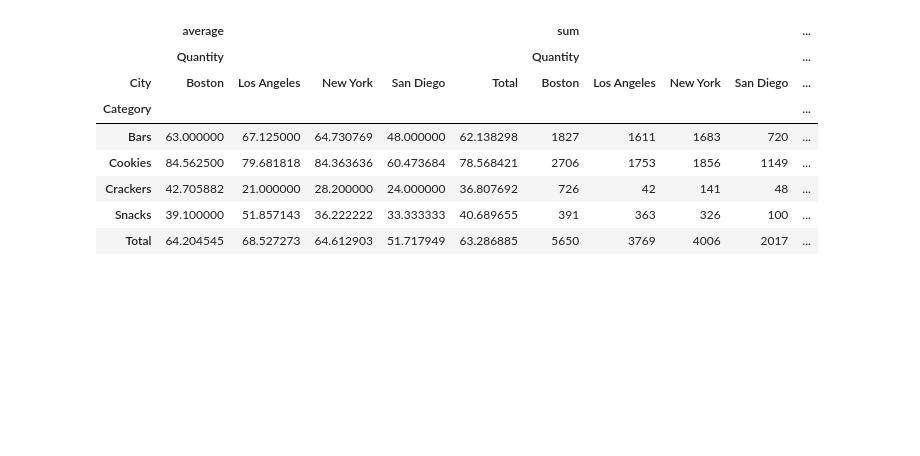
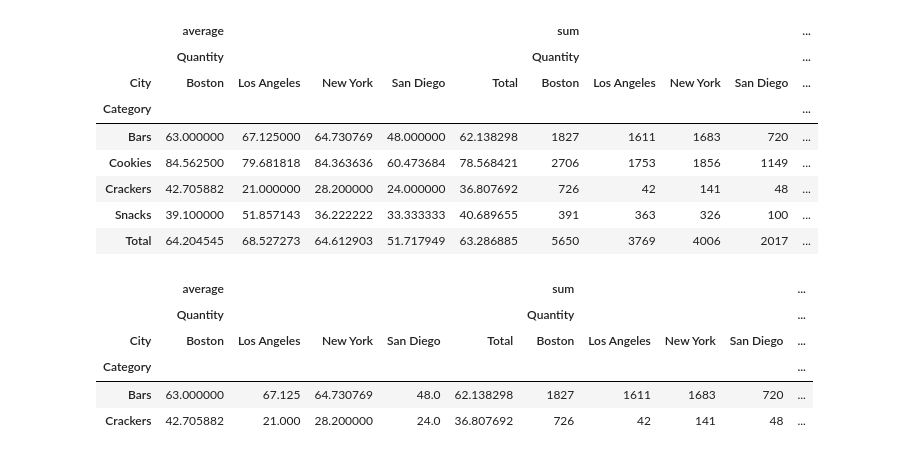
Before and after one commit to sledhead/python_core_test, a Jupyter notebook: excel_test.ipynb, the cells around one changed output. Saved outputs shown, nothing was run; the diff lists cells and outputs as text; code cells hidden in the pictures; blank space fills up the shorter version.

Commit message:
pandas pivot table query

```diff
--- a/excel_test.ipynb
+++ b/excel_test.ipynb
@@ -236,3 +236,15 @@ df.pivot_table(index=['Category'],columns='City',values=['Quantity'], aggfunc=[n
 | Crackers | 42.705882 | 21.000000 | 28.200000 | 24.000000 | 36.807692 | 726 | 42 | 141 | 48 | ... |
 | Snacks | 39.100000 | 51.857143 | 36.222222 | 33.333333 | 40.689655 | 391 | 363 | 326 | 100 | ... |
 | Total | 64.204545 | 68.527273 | 64.612903 | 51.717949 | 63.286885 | 5650 | 3769 | 4006 | 2017 | ... |
+# %%
+
+save_table = df.pivot_table(index=['Category'],columns='City',values=['Quantity'], aggfunc=[np.average,'sum'], fill_value=0, margins=True, margins_name="Total")
+# %%
+save_table.query('Category == ["Bars", "Crackers"]')
+# %% [output]
+|  | average |  |  |  |  | sum |  |  |  | ... |
+|  | Quantity |  |  |  |  | Quantity |  |  |  | ... |
+| City | Boston | Los Angeles | New York | San Diego | Total | Boston | Los Angeles | New York | San Diego | ... |
+| Category |  |  |  |  |  |  |  |  |  | ... |
+| Bars | 63.000000 | 67.125 | 64.730769 | 48.0 | 62.138298 | 1827 | 1611 | 1683 | 720 | ... |
+| Crackers | 42.705882 | 21.000 | 28.200000 | 24.0 | 36.807692 | 726 | 42 | 141 | 48 | ... |
```
